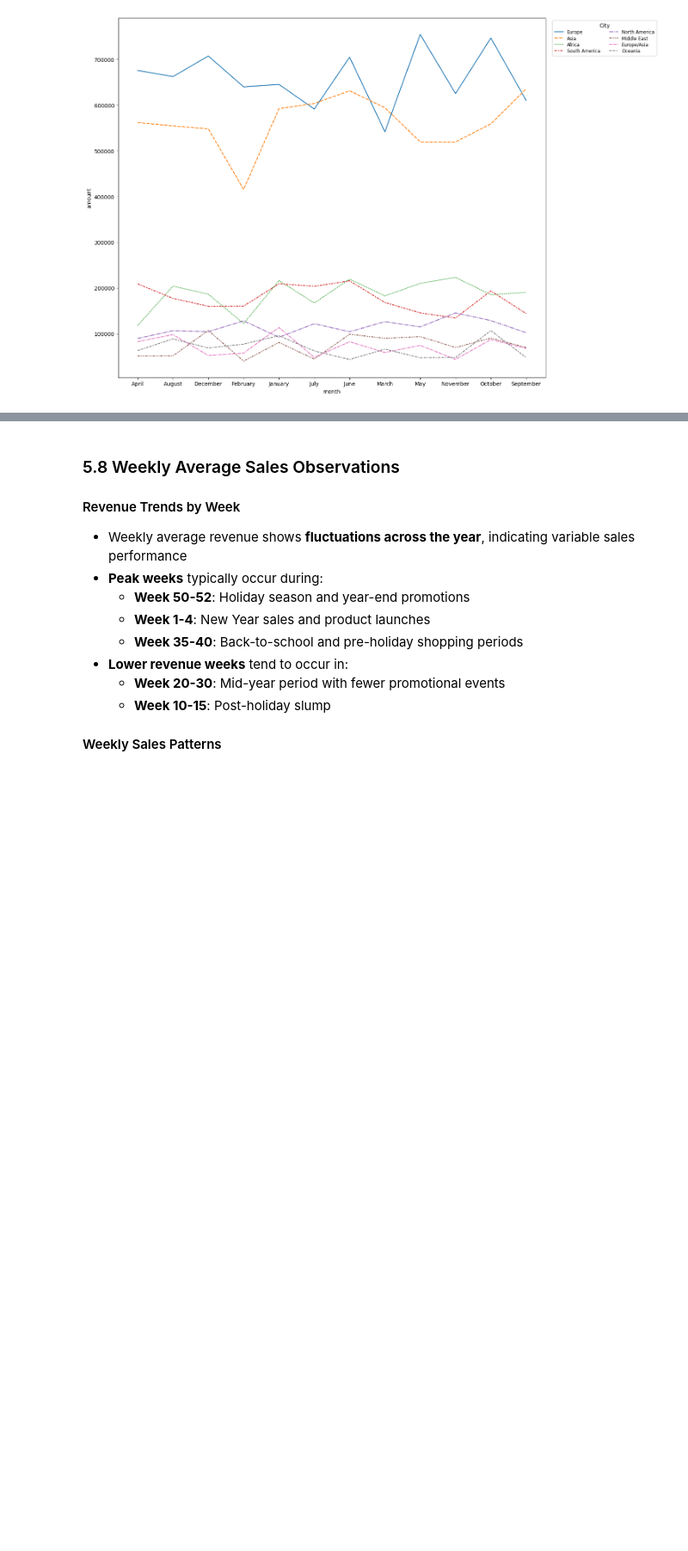
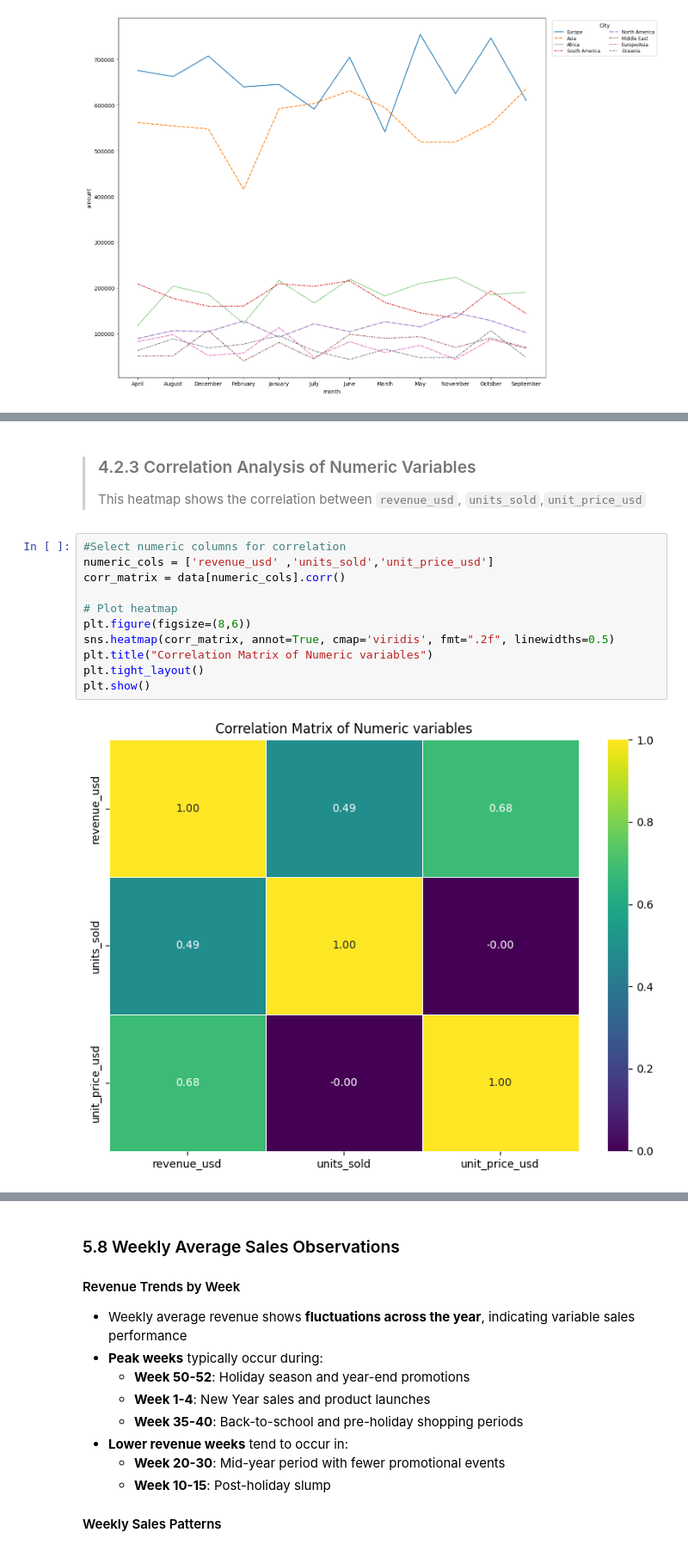
Before and after one commit to rizikilatifa/Samsung-Sales-Forecasting, a Jupyter notebook: Samsung Sales forecasting.ipynb, the cells around one changed output, grey strips where cells are left out. Shown at 86% size. Drawn from its saved outputs; the diff is of its cells as text; blank space fills up the shorter version.

```diff
--- a/Samsung Sales forecasting.ipynb
+++ b/Samsung Sales forecasting.ipynb
@@ -763,0 +785,16 @@ plt.show()
+# %% [markdown]
+>### 4.2.3 Correlation Analysis of Numeric Variables
+>This heatmap shows the correlation between `revenue_usd`, `units_sold`,`unit_price_usd`
+# %%
+#Select numeric columns for correlation
+numeric_cols = ['revenue_usd' ,'units_sold','unit_price_usd']
+corr_matrix = data[numeric_cols].corr()
+
+# Plot heatmap
+plt.figure(figsize=(8,6))
+sns.heatmap(corr_matrix, annot=True, cmap='viridis', fmt=".2f", linewidths=0.5)
+plt.title("Correlation Matrix of Numeric variables")
+plt.tight_layout()
+plt.show()
+# %% [output]
+[figure, added]
```
Also changed, not shown: parts of 5 cells of this notebook.
